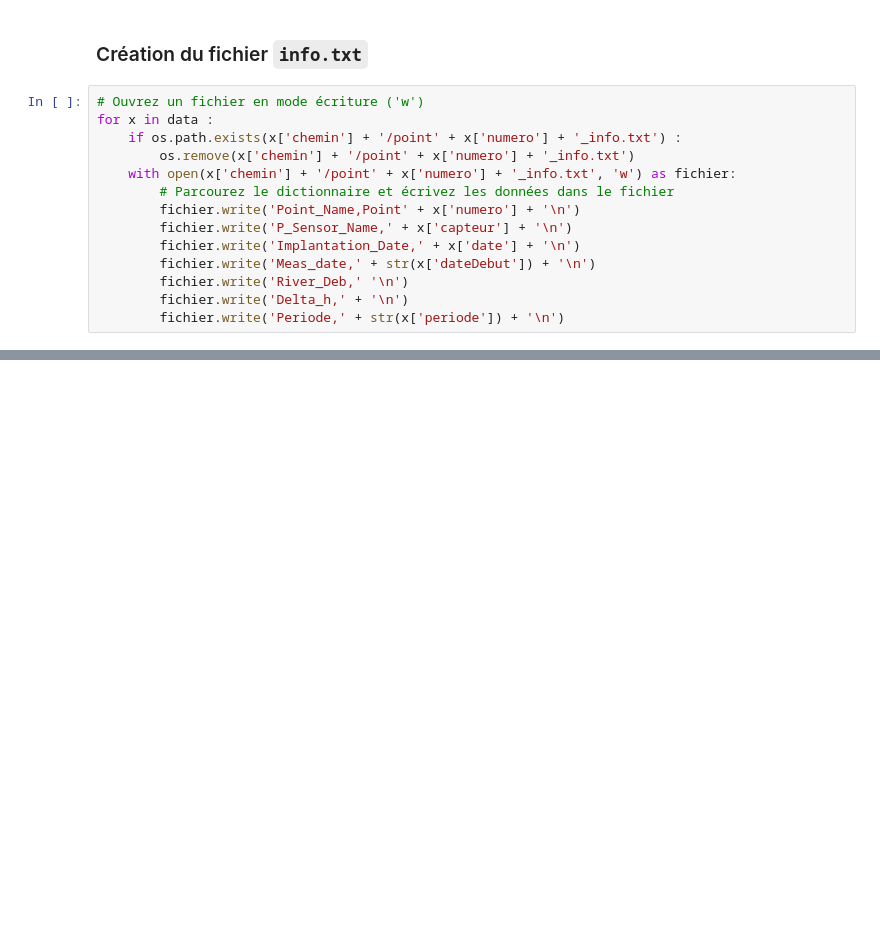
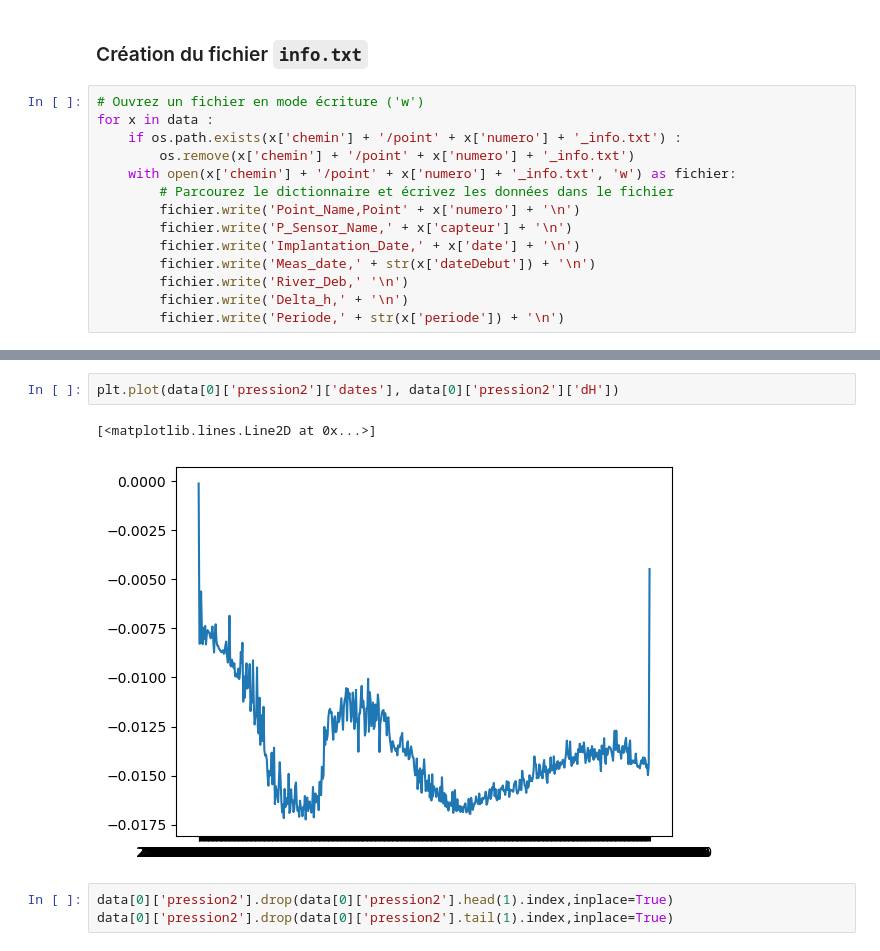
Before and after one commit to Lauredesorgues/MOLONARI_projet_3-, a Jupyter notebook: traitement_data_molonari_12-10_Francisco_mod.ipynb, the cells around one changed output, grey strips where cells are left out. Drawn from its saved outputs; the diff is of its cells as text; blank space fills up the shorter version.

```diff
--- a/traitement_data_molonari_12-10_Francisco_mod.ipynb
+++ b/traitement_data_molonari_12-10_Francisco_mod.ipynb
@@ -335,0 +385,8 @@ False
+# %%
+plt.plot(data[0]['pression2']['dates'], data[0]['pression2']['dH'])
+# %% [output]
+[<matplotlib.lines.Line2D at 0x...>]
+[figure, added]
+# %%
+data[0]['pression2'].drop(data[0]['pression2'].head(1).index,inplace=True)
+data[0]['pression2'].drop(data[0]['pression2'].tail(1).index,inplace=True)
```
Also changed, not shown: parts of 15 cells of this notebook, 1 other file.
